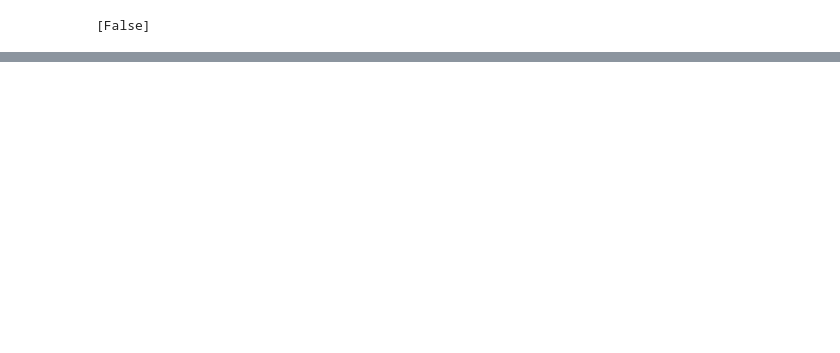
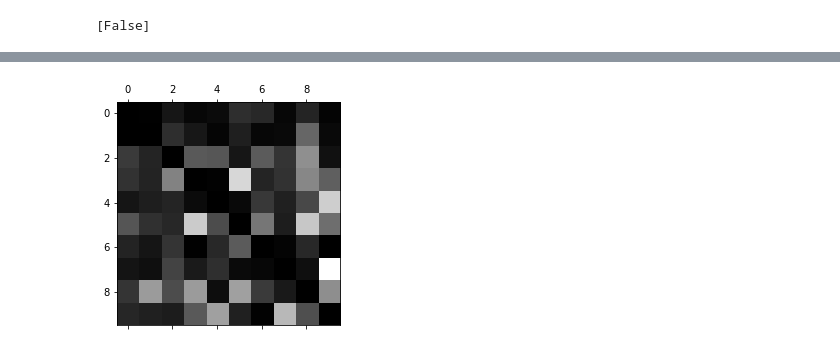
Before and after one commit to marcospm92/Hands-on-Machine-Learning-with-ScikitLearn-and-Tensorflow, a Jupyter notebook: MNIST.ipynb, the cells around one changed output, grey strips where cells are left out. Saved outputs shown, nothing was run; the diff lists cells and outputs as text; code cells hidden in the pictures; blank space fills up the shorter version.

```diff
--- a/MNIST.ipynb
+++ b/MNIST.ipynb
@@ -362,0 +478,34 @@ print(recall_score(y_train_5, y_train_pred_forest))
+# %%
+# Esta matriz tiene un muy buen aspecto, porque la mayoría de imágenes están en la diagonal principal, lo
+# cual implica que han sido clasificadas correctamente. La zona del 5 parece ligeramente más oscura que el resto,
+# lo que puede significar que había menos imágenes de 5s en el dataset o que el clasificador no funciona tan bien
+# con 5s como con otros dígitos. De hecho se puede comprobar que ambas son ciertas.
+
+# Enfoquemos el plot a los errores.
+# Primero vamos a dividir cada valor de la matriz entre el número de imágenes en la clase correspondiente, para
+# sacar ratios de error para cada clase en lugar de número absoluto de errores
+
+row_sums = conf_mx.sum(axis = 1, keepdims = True)
+norm_conf_mx = conf_mx / row_sums
+# %%
+# Llenemos ahora la diagonal con ceros para quedarnos sólo con los errores, y mostremos el resultado
+
+np.fill_diagonal(norm_conf_mx, 0)
+plt.matshow(norm_conf_mx, cmap = plt.cm.gray)
+plt.show()
+
+# Recordemos que las filas son las clases reales, mientras las columnas son las predicciones.
+# Las columnas del 8 y 9 son bastante claras, lo cual implica que muchas imágenes son clasificadas erróneamente
+# como 8s y 9s. De manera similar, las filas del 8 y 9 son bastante claras, lo que implica que los 8s y 9s se
+# confunden bastante con otros números.
+
+# Por contra, otras filas son bastante oscuras, como la del 1. Significa que los 1s se clasifican bien, quitando
+# algunos que se confunden con 8s
+
+# Observando la matriz se pueden encontrar formas de mejora. Por ejemplo en este caso convendría centrarse en
+# detectar mejor 8s y 9s, así como en corregir las confusiones entre 3s y 5s. Se podría tratar de conseguir más
+# ejemplos de estos casos para el dataset, o mejorar el clasificador, por ejemplo escribiendo un algoritmo que
+# detecte el número de loops en la imagen (8: 2 loops, 6: 1 loop, 5: 0 loops). También se podría preprocesar las
+# imágenes para hacer destacar más algunos patrones
+# %% [output]
+[figure, added]
```
Also changed, not shown: parts of 28 cells of this notebook.
